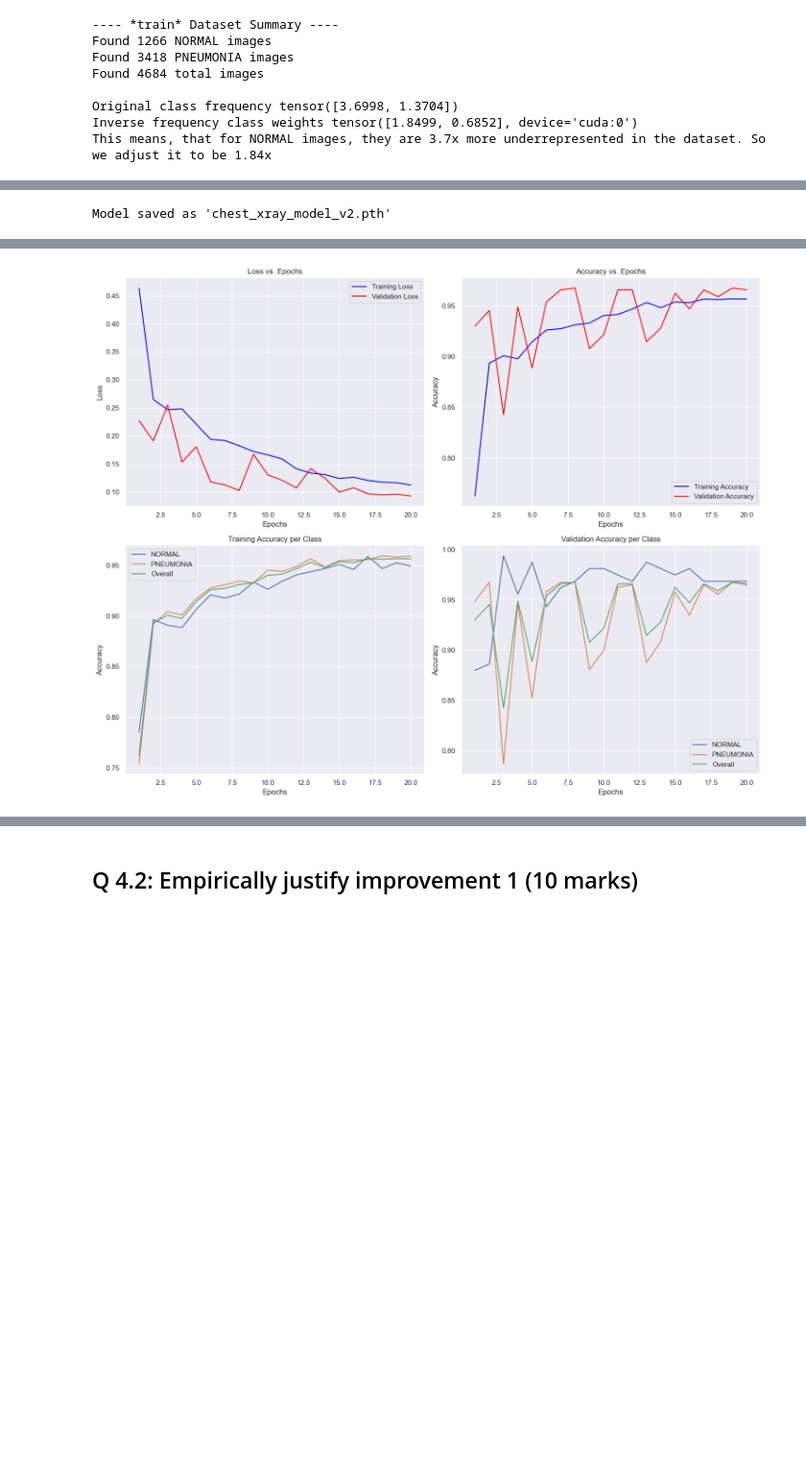
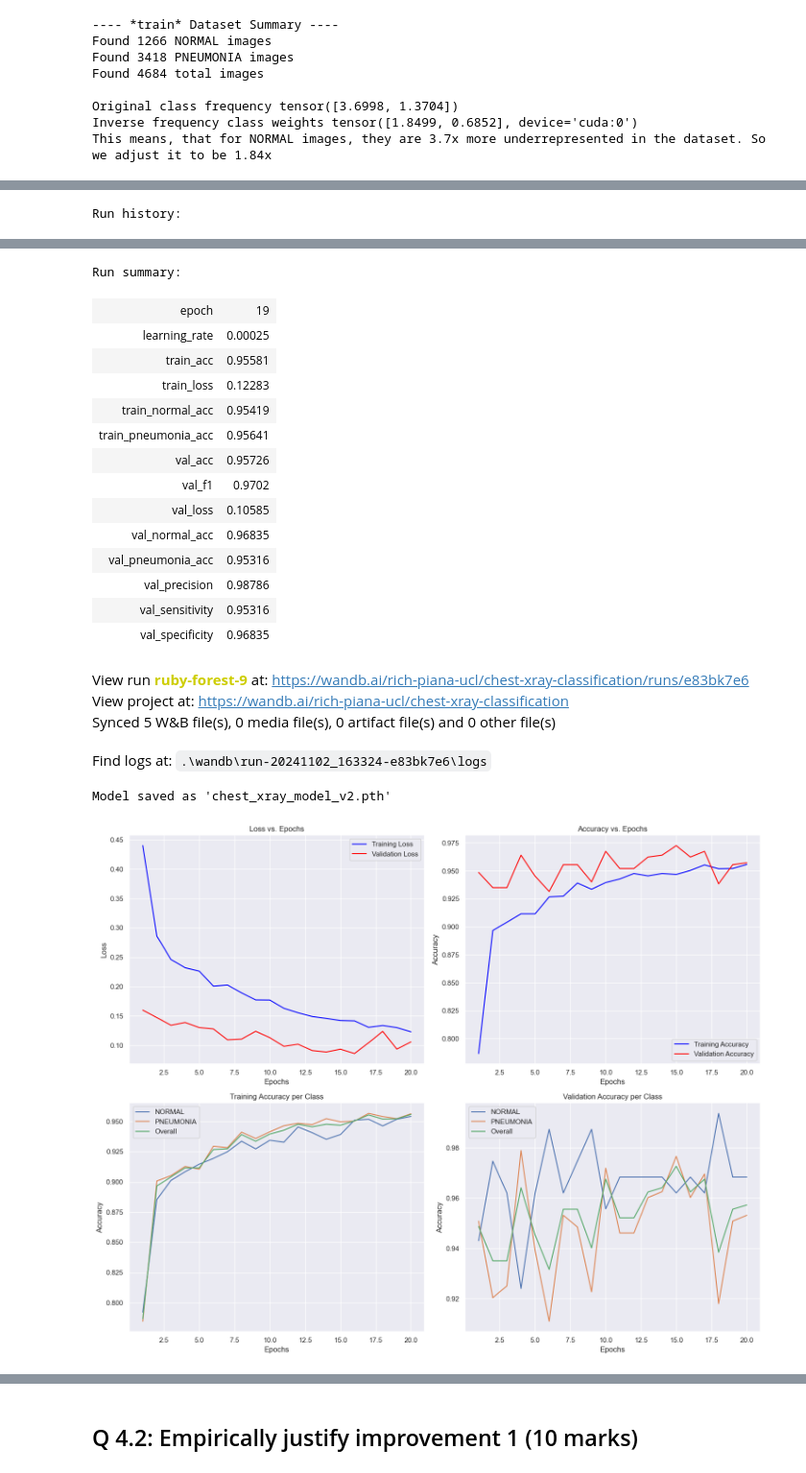
Before and after one commit to the-rich-piana/COMP0188_DeepLearning, a Jupyter notebook: COURSEWORK_1/COMP0188_CW1_Questions.ipynb, the cells around one changed output, grey strips where cells are left out. Shown at 96% size. Cells and saved outputs as stored; diff of their text form; code cells hidden in the pictures; blank space fills up the shorter version.

```diff
--- a/COURSEWORK_1/COMP0188_CW1_Questions.ipynb
+++ b/COURSEWORK_1/COMP0188_CW1_Questions.ipynb
@@ -450,7 +447,7 @@ The code below is a suggested structure to guide you. You are free to deviate fr
 * What your written justification and discussion is;
 # %%
 NUM_EPOCHS = 20
-use_wandb = False  # Set to True if you want to use wandb
+use_wandb = True  # Set to True if you want to use wandb
 lr = 1e8
 # %%
 # Define the model
@@ -934,3 +986,24 @@ def train_model_v2(model: nn.Module,
         })
 
     return train_losses, train_accuracies, val_losses, val_accuracies, train_class_accuracies, val_class_accuracies
+# %%
+CONV_DROPOUT_RATE = 0.7
+FC_DROPOUT_RATE = 0.1
+LEARNING_RATE = 0.001
+REDUCE_LR_FACTOR = 0.5
+REDUCE_PATIENCE = 2
+BATCH_SIZE = 64
+
+
+# TODO Move all these params/constant somewhere, this is incredibly messy and it makes me want to kill myself.
+run = wandb.init(project="chest-xray-classification",
+                config={
+                    "architecture": "CNN",
+                    "dataset": "Chest X-Ray",
+                    "learning_rate": LEARNING_RATE,
+                    "epochs": NUM_EPOCHS,
+                    "batch_size": BATCH_SIZE,
+                    "optimizer": "SGD",
+                    "conv_dropout": CONV_DROPOUT_RATE,
+                    "fc_dropout": FC_DROPOUT_RATE,
+                })
@@ -993,8 +1072,8 @@ Using a factor of 0.1 here. So when it does plateau, it slows the LR by a factor
 scheduler = optim.lr_scheduler.ReduceLROnPlateau(
     optimizer_v2,
     mode='min',
-    factor=0.5,
-    patience=3,
+    factor=REDUCE_LR_FACTOR,
+    patience=REDUCE_PATIENCE,
     verbose=True
 )
         ########################################################################
@@ -1009,6 +1088,6 @@ plot_training_curves(train_losses, train_accuracies, val_losses, val_accuracies,
 
 # Save the model
 torch.save(model.state_dict(), 'chest_xray_model_v2.pth')
-#TODO Fix TQDM warning
+run.finish()
 print("Model saved as 'chest_xray_model_v2.pth'")
 # %% [output]
@@ -1017 +1096 @@ Please use `tqdm.notebook.tqdm` instead of `tqdm.tqdm_notebook`
-Model saved as 'chest_xray_model_v2.pth'
+Run history:
@@ -1018 +1111,21 @@ Model saved as 'chest_xray_model_v2.pth'
+Run summary:
+| epoch | 19 |
+| learning_rate | 0.00025 |
+| train_acc | 0.95581 |
+| train_loss | 0.12283 |
+| train_normal_acc | 0.95419 |
+| train_pneumonia_acc | 0.95641 |
+| val_acc | 0.95726 |
+| val_f1 | 0.9702 |
+| val_loss | 0.10585 |
+| val_normal_acc | 0.96835 |
+| val_pneumonia_acc | 0.95316 |
+| val_precision | 0.98786 |
+| val_sensitivity | 0.95316 |
+| val_specificity | 0.96835 |
+View run ruby-forest-9 at: https://wandb.ai/rich-piana-ucl/chest-xray-classification/runs/e83bk7e6
+View project at: https://wandb.ai/rich-piana-ucl/chest-xray-classification
+Synced 5 W&B file(s), 0 media file(s), 0 artifact file(s) and 0 other file(s)
+Find logs at: .\wandb\run-20241102_163324-e83bk7e6\logs
+Model saved as 'chest_xray_model_v2.pth'
-[figure, old version]
+[figure, new version]
```
Also changed, not shown: parts of 26 cells of this notebook, 4 other files.
